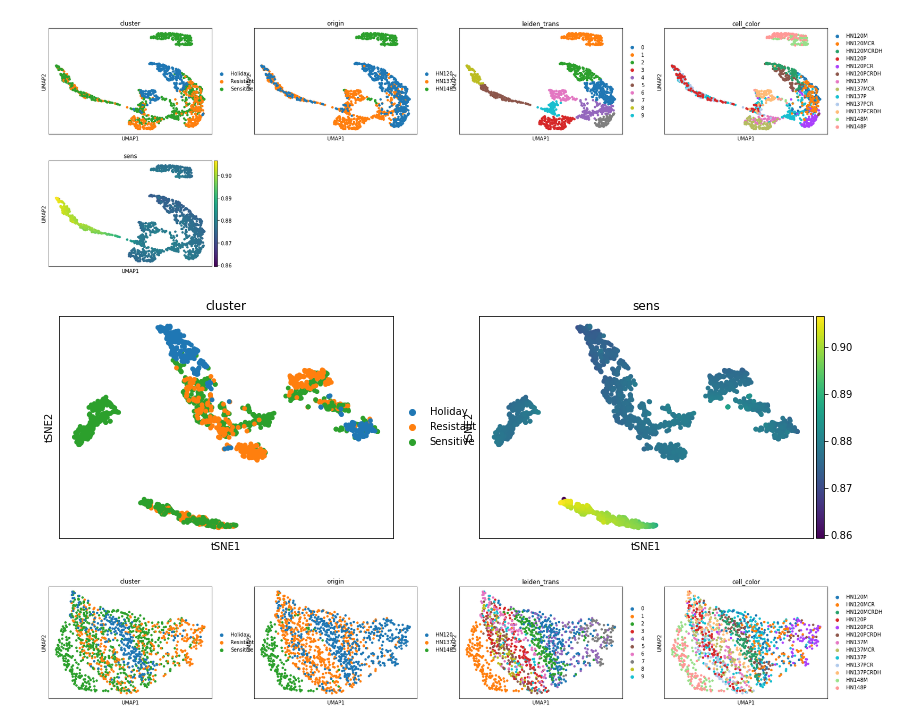
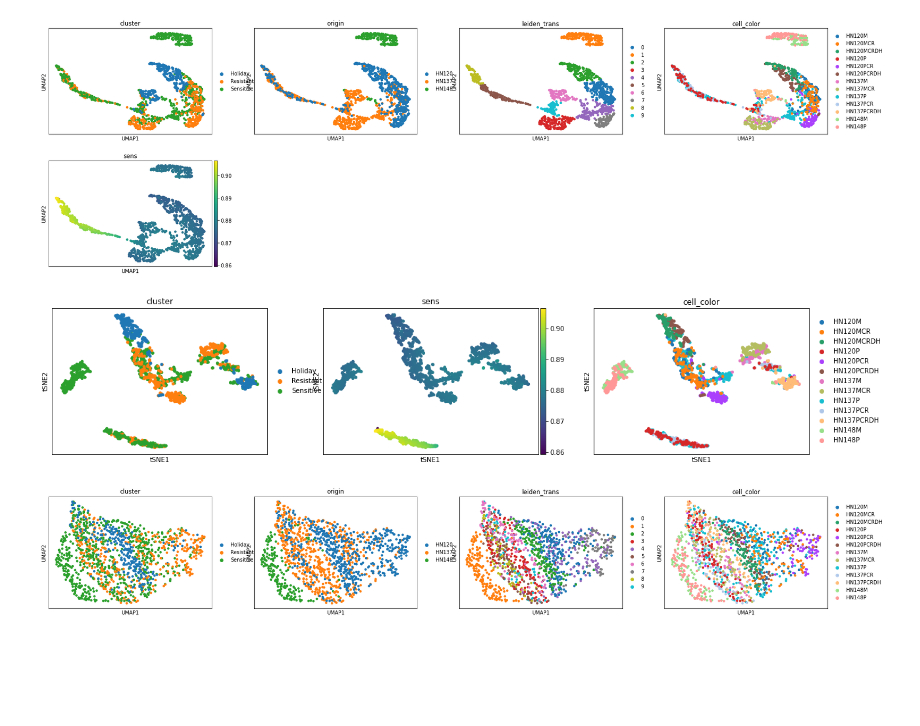
Before and after one commit to juychen/trainsource, a Jupyter notebook: AnalysisTrainedData.ipynb, the cells around one changed output. Cells and saved outputs as stored; diff of their text form; code cells hidden in the pictures; blank space fills up the shorter version.

```diff
--- a/AnalysisTrainedData.ipynb
+++ b/AnalysisTrainedData.ipynb
@@ -143,9 +143,9 @@ sc.pl.umap(adata,color=["cluster","origin","leiden_trans","cell_color","sens"],n
 # %% [output]
 [figure]
 # %%
-sc.pl.tsne(adata,color=["cluster","sens"])
+sc.pl.tsne(adata,color=["cluster","sens","cell_color"])
 # %% [output]
-[figure, old version]
+[figure, new version]
 # %%
 sc.pp.neighbors(adata,use_rep='X_pre',key_added="Pret")
 sc.tl.umap(adata,neighbors_key="Pret")
```
